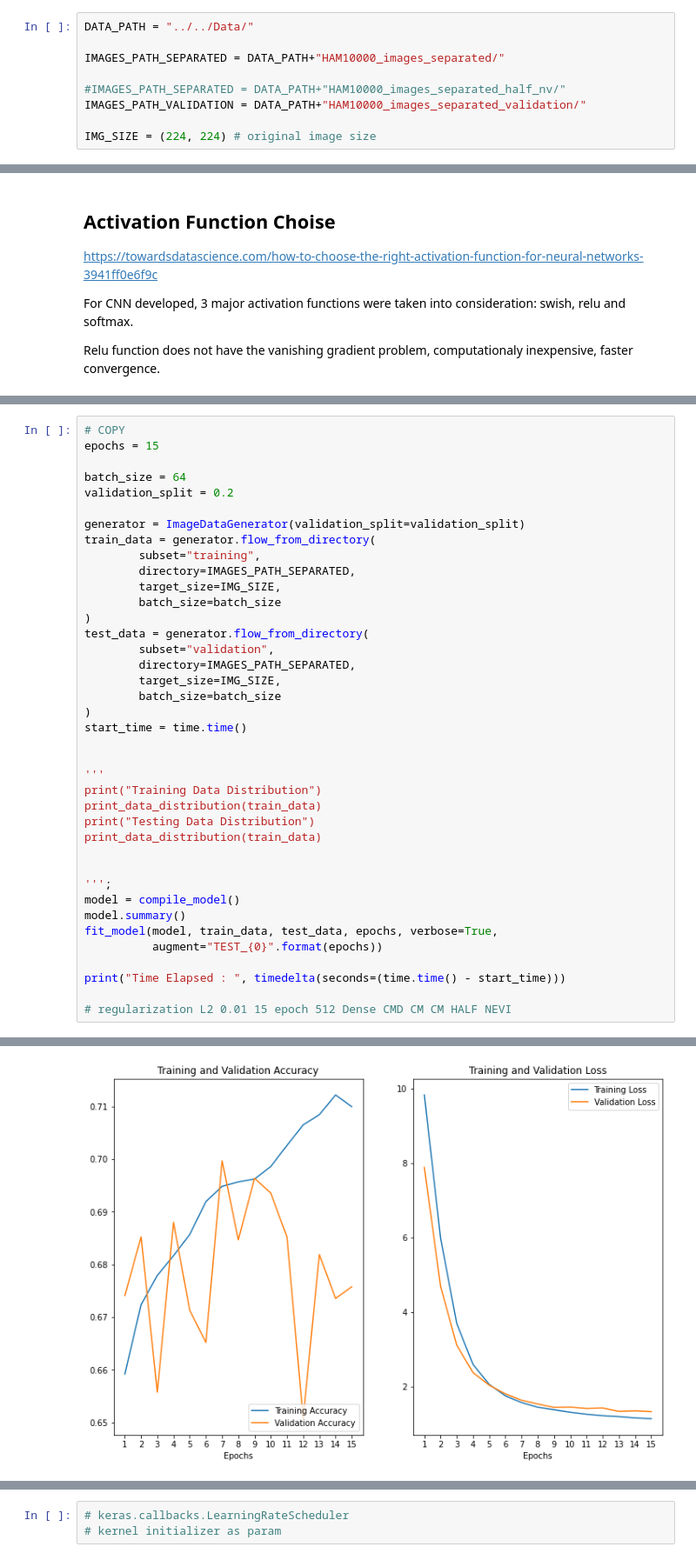
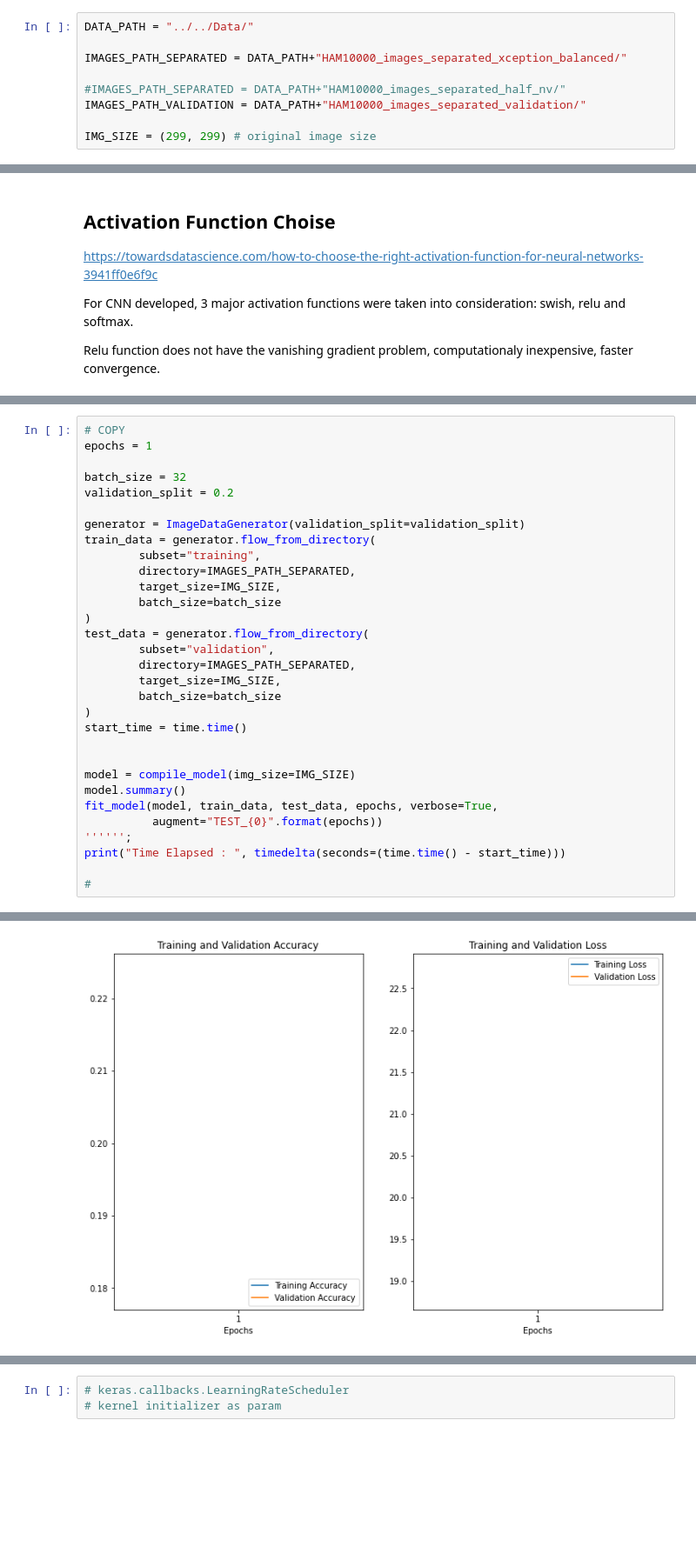
Before and after one commit to gitfolder/capstone, a Jupyter notebook: Code/CNN/CNN.ipynb, the cells around one changed output, grey strips where cells are left out. Shown at 87% size. Cells and saved outputs as stored; diff of their text form; blank space fills up the shorter version.

```diff
--- a/Code/CNN/CNN.ipynb
+++ b/Code/CNN/CNN.ipynb
@@ -28,10 +29,10 @@ from io import StringIO
 # %%
 DATA_PATH = "../../Data/"
 
-IMAGES_PATH_SEPARATED = DATA_PATH+"HAM10000_images_separated/"
+IMAGES_PATH_SEPARATED = DATA_PATH+"HAM10000_images_separated_xception_balanced/"
 
 #IMAGES_PATH_SEPARATED = DATA_PATH+"HAM10000_images_separated_half_nv/"
 IMAGES_PATH_VALIDATION = DATA_PATH+"HAM10000_images_separated_validation/"
 
-IMG_SIZE = (224, 224) # original image size
+IMG_SIZE = (299, 299) # original image size
 # %%
@@ -158,8 +51,8 @@ def compile_model(num_classes: int=7) -> Sequential:
 # %%
 # COPY
-epochs = 15
+epochs = 1
 
-batch_size = 64
+batch_size = 32
 validation_split = 0.2
 
 generator = ImageDataGenerator(validation_split=validation_split)
@@ -178,20 +71,12 @@ test_data = generator.flow_from_directory(
 start_time = time.time()
 
 
-'''
-print("Training Data Distribution")
-print_data_distribution(train_data)
-print("Testing Data Distribution")
-print_data_distribution(train_data)
-
-
-''';
-model = compile_model()
+model = compile_model(img_size=IMG_SIZE)
 model.summary()
 fit_model(model, train_data, test_data, epochs, verbose=True,
           augment="TEST_{0}".format(epochs))
-
+'''''';
 print("Time Elapsed : ", timedelta(seconds=(time.time() - start_time)))
 
-# regularization L2 0.01 15 epoch 512 Dense CMD CM CM HALF NEVI
+#
 # %% [output]
@@ -215 +100 @@ Validation Accuracy : 0.6758
-[figure, old version]
+[figure, new version]
```
Also changed, not shown: parts of 34 cells of this notebook, 4 other files.
